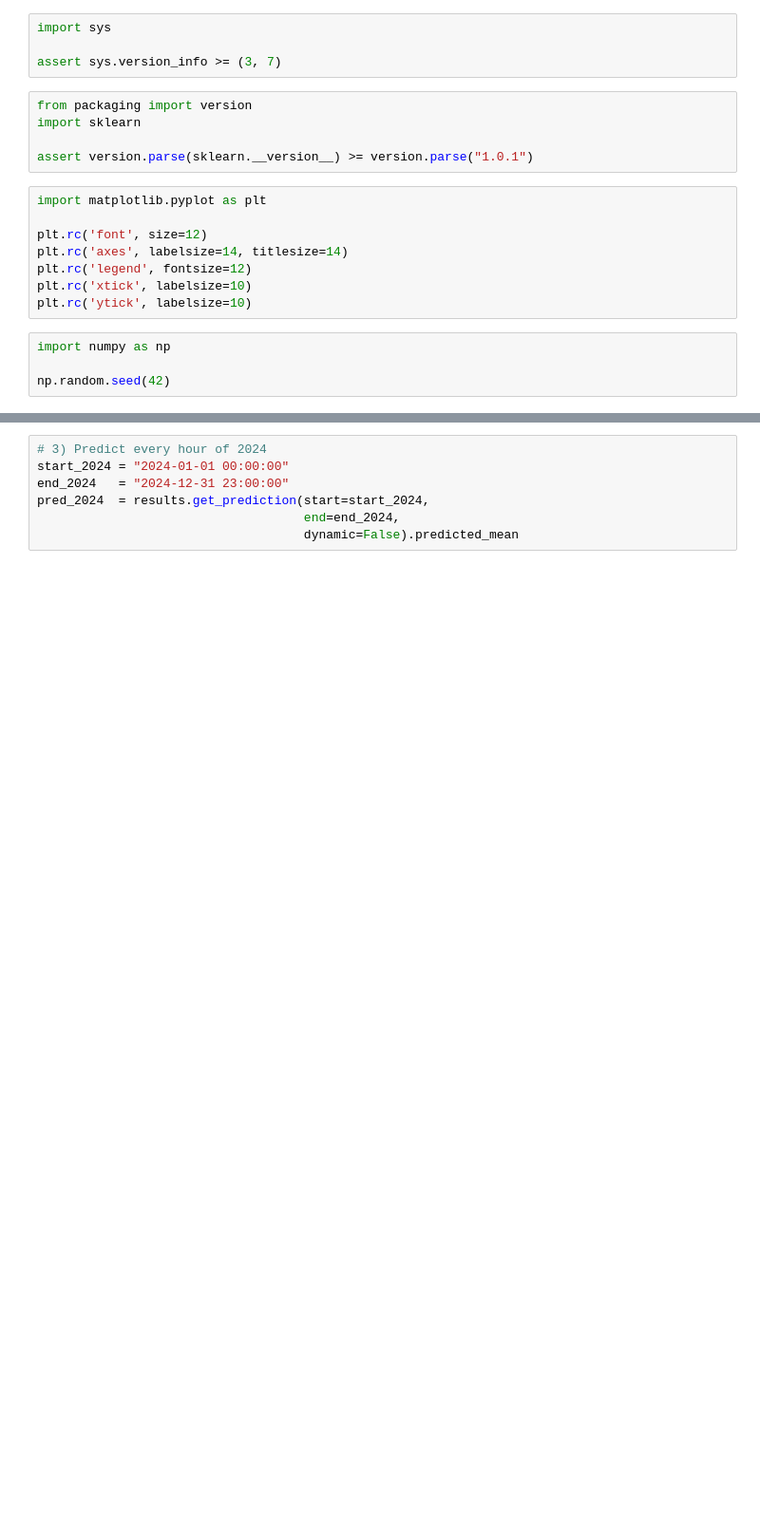
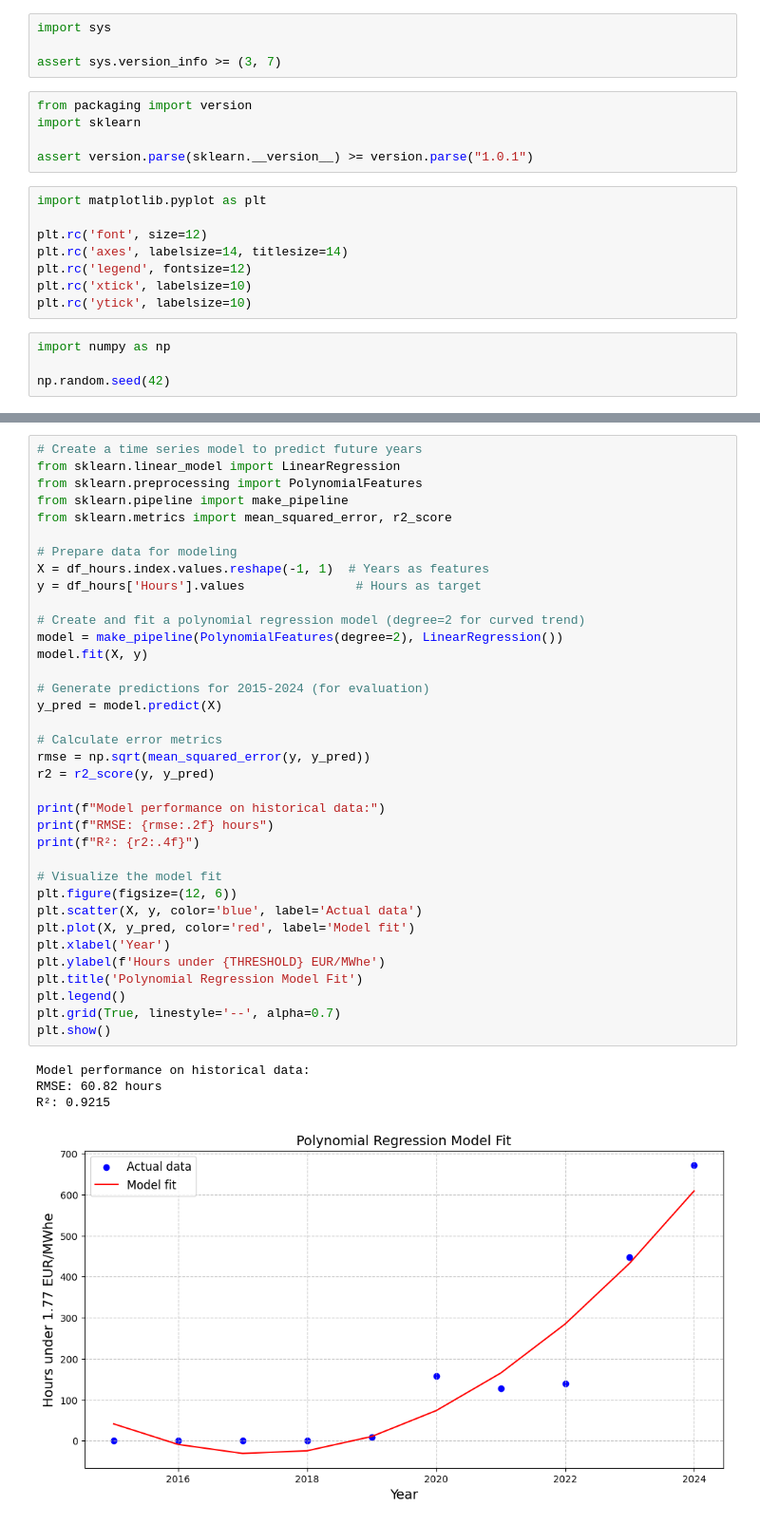
Before and after one commit to amir4466/HoSt_x_Saxion_Predictive_Model, a Jupyter notebook: MainModel.ipynb, the cells around one changed output, grey strips where cells are left out. Shown: that part at 95% size. Drawn from its saved outputs; the diff is of its cells as text; blank space fills up the shorter version.

```diff
--- a/MainModel.ipynb
+++ b/MainModel.ipynb
@@ -54,8 +80,42 @@ results = model.fit(disp=False)
 # %%
-# 3) Predict every hour of 2024
-start_2024 = "2024-01-01 00:00:00"
-end_2024   = "2024-12-31 23:00:00"
-pred_2024  = results.get_prediction(start=start_2024,
-                                    end=end_2024,
-                                    dynamic=False).predicted_mean
+# Create a time series model to predict future years
+from sklearn.linear_model import LinearRegression
+from sklearn.preprocessing import PolynomialFeatures
+from sklearn.pipeline import make_pipeline
+from sklearn.metrics import mean_squared_error, r2_score
+
+# Prepare data for modeling
+X = df_hours.index.values.reshape(-1, 1)  # Years as features
+y = df_hours['Hours'].values               # Hours as target
+
+# Create and fit a polynomial regression model (degree=2 for curved trend)
+model = make_pipeline(PolynomialFeatures(degree=2), LinearRegression())
+model.fit(X, y)
+
+# Generate predictions for 2015-2024 (for evaluation)
+y_pred = model.predict(X)
+
+# Calculate error metrics
+rmse = np.sqrt(mean_squared_error(y, y_pred))
+r2 = r2_score(y, y_pred)
+
+print(f"Model performance on historical data:")
+print(f"RMSE: {rmse:.2f} hours")
+print(f"R²: {r2:.4f}")
+
+# Visualize the model fit
+plt.figure(figsize=(12, 6))
+plt.scatter(X, y, color='blue', label='Actual data')
+plt.plot(X, y_pred, color='red', label='Model fit')
+plt.xlabel('Year')
+plt.ylabel(f'Hours under {THRESHOLD} EUR/MWhe')
+plt.title('Polynomial Regression Model Fit')
+plt.legend()
+plt.grid(True, linestyle='--', alpha=0.7)
+plt.show()
+# %% [output]
+Model performance on historical data:
+RMSE: 60.82 hours
+R²: 0.9215
+[figure, added]
 # %%
```
Also changed, not shown: parts of 12 cells of this notebook, 2 other files.
